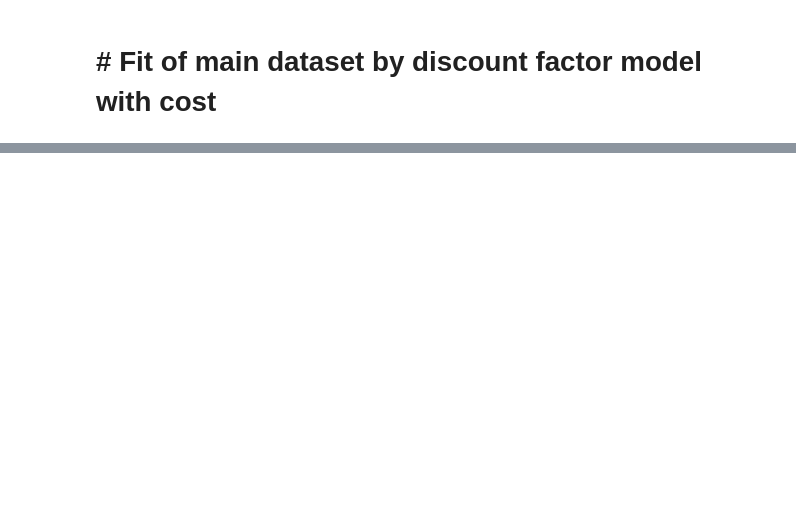
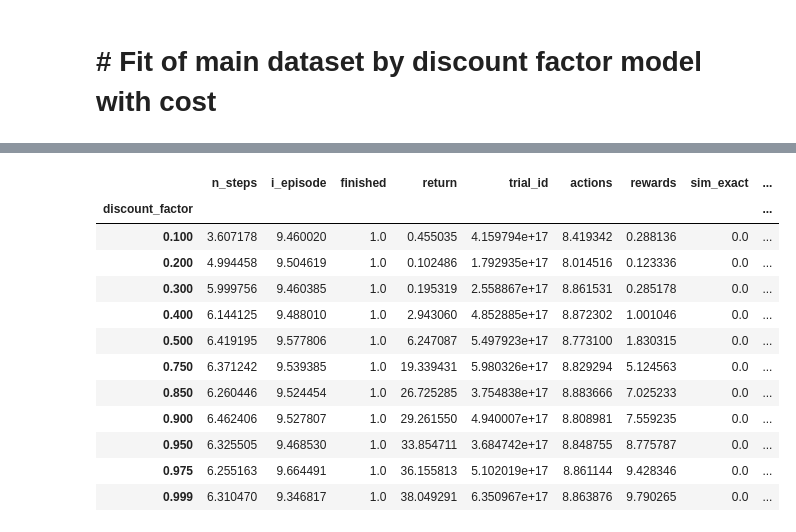
Before and after one commit to RationalityEnhancementGroup/planning-depth-differences, a Jupyter notebook: analysis/methods/static/Discount factor analysis.ipynb, the cells around one changed output, grey strips where cells are left out. Cells and saved outputs as stored; diff of their text form; code cells hidden in the pictures; blank space fills up the shorter version.

```diff
--- a/analysis/methods/static/Discount factor analysis.ipynb
+++ b/analysis/methods/static/Discount factor analysis.ipynb
@@ -276,0 +381,4 @@ np.mean(best_param_rows["temp"]), np.std(best_param_rows["temp"])
+# %%
+for discount_factor in discount_factors:
+    print(f"condor_submit_bid 1 submission_scripts/MPI-IS/06_Simulate_Optimal.sub experiment_setting=high_increasing{discount_factor} cost_function=linear_depth param_file=null")
+print(f"condor_submit_bid 1 submission_scripts/MPI-IS/06_Simulate_Optimal.sub experiment_setting=high_increasing cost_function=linear_depth param_file=depth")
@@ -276,0 +450,23 @@ np.mean(best_param_rows["temp"]), np.std(best_param_rows["temp"])
+# %%
+discount_data = []
+for discount_factor in discount_factors:
+    curr_df = pd.read_csv(f"../../../cluster/data/trajectories/high_increasing{discount_factor}/OptimalQ/simulated_agents_linear_depth_0.00_1.00_91.00.csv", index_col=0)
+    curr_df["discount_factor"] = discount_factor
+    discount_data.append(curr_df)
+discount_data = pd.concat(discount_data)
+# %%
+discount_data.groupby(["discount_factor"]).mean()
+# %% [output]
+|  | n_steps | i_episode | finished | return | trial_id | actions | rewards | sim_exact | ... |
+| discount_factor |  |  |  |  |  |  |  |  | ... |
+| 0.100 | 3.607178 | 9.460020 | 1.0 | 0.455035 | 4.159794e+17 | 8.419342 | 0.288136 | 0.0 | ... |
+| 0.200 | 4.994458 | 9.504619 | 1.0 | 0.102486 | 1.792935e+17 | 8.014516 | 0.123336 | 0.0 | ... |
+| 0.300 | 5.999756 | 9.460385 | 1.0 | 0.195319 | 2.558867e+17 | 8.861531 | 0.285178 | 0.0 | ... |
+| 0.400 | 6.144125 | 9.488010 | 1.0 | 2.943060 | 4.852885e+17 | 8.872302 | 1.001046 | 0.0 | ... |
+| 0.500 | 6.419195 | 9.577806 | 1.0 | 6.247087 | 5.497923e+17 | 8.773100 | 1.830315 | 0.0 | ... |
+| 0.750 | 6.371242 | 9.539385 | 1.0 | 19.339431 | 5.980326e+17 | 8.829294 | 5.124563 | 0.0 | ... |
+| 0.850 | 6.260446 | 9.524454 | 1.0 | 26.725285 | 3.754838e+17 | 8.883666 | 7.025233 | 0.0 | ... |
+| 0.900 | 6.462406 | 9.527807 | 1.0 | 29.261550 | 4.940007e+17 | 8.808981 | 7.559235 | 0.0 | ... |
+| 0.950 | 6.325505 | 9.468530 | 1.0 | 33.854711 | 3.684742e+17 | 8.848755 | 8.775787 | 0.0 | ... |
+| 0.975 | 6.255163 | 9.664491 | 1.0 | 36.155813 | 5.102019e+17 | 8.861144 | 9.428346 | 0.0 | ... |
+| 0.999 | 6.310470 | 9.346817 | 1.0 | 38.049291 | 6.350967e+17 | 8.863876 | 9.790265 | 0.0 | ... |
```
Also changed, not shown: parts of 31 cells of this notebook, 1 other file.
